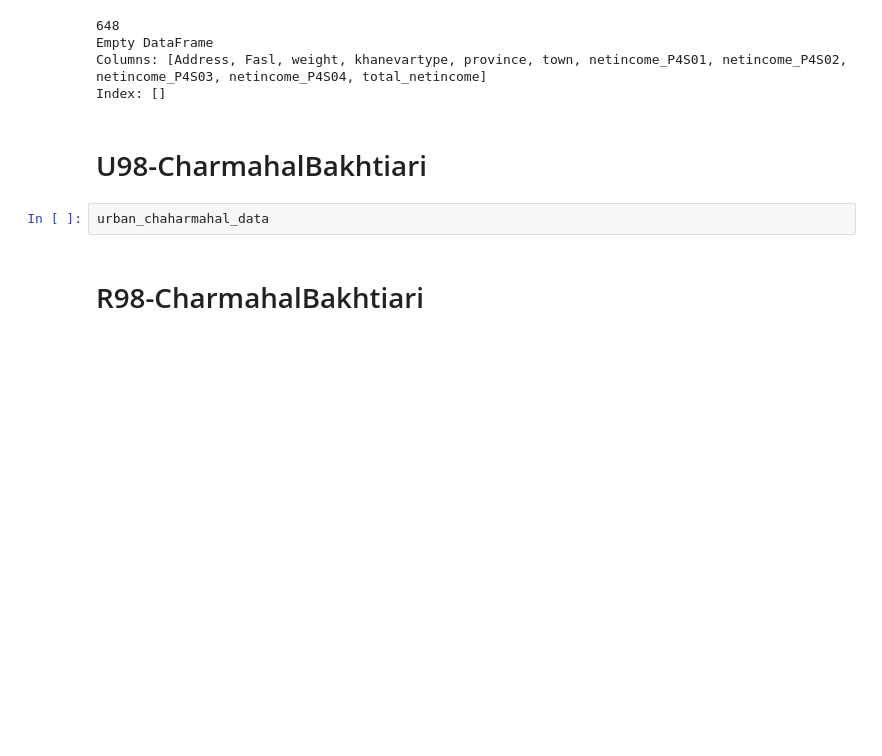
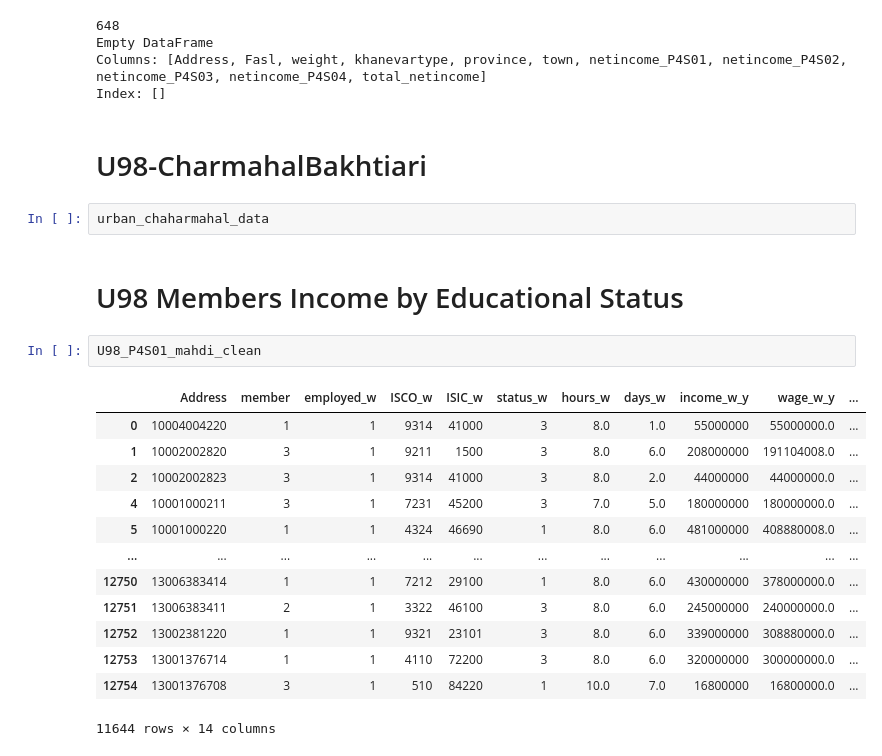
Before and after one commit to AmirmahdiGolahmar/Iranian_HEIS, a Jupyter notebook: data/Preprocessing.ipynb, the cells around one changed output. Cells and saved outputs as stored; diff of their text form; blank space fills up the shorter version.

Commit message:
feat: add memeber income function by educational status

```diff
--- a/data/Preprocessing.ipynb
+++ b/data/Preprocessing.ipynb
@@ -1169,5 +1181,21 @@ Index: []
 # U98-CharmahalBakhtiari
 # %%
 urban_chaharmahal_data
-# %% [markdown]
-# R98-CharmahalBakhtiari
+# %% [markdown]
+# U98 Members Income by Educational Status
+# %%
+U98_P4S01_mahdi_clean
+# %% [output]
+|  | Address | member | employed_w | ISCO_w | ISIC_w | status_w | hours_w | days_w | income_w_y | wage_w_y | ... |
+| 0 | 10004004220 | 1 | 1 | 9314 | 41000 | 3 | 8.0 | 1.0 | 55000000 | 55000000.0 | ... |
+| 1 | 10002002820 | 3 | 1 | 9211 | 1500 | 3 | 8.0 | 6.0 | 208000000 | 191104008.0 | ... |
+| 2 | 10002002823 | 3 | 1 | 9314 | 41000 | 3 | 8.0 | 2.0 | 44000000 | 44000000.0 | ... |
+| 4 | 10001000211 | 3 | 1 | 7231 | 45200 | 3 | 7.0 | 5.0 | 180000000 | 180000000.0 | ... |
+| 5 | 10001000220 | 1 | 1 | 4324 | 46690 | 1 | 8.0 | 6.0 | 481000000 | 408880008.0 | ... |
+| ... | ... | ... | ... | ... | ... | ... | ... | ... | ... | ... | ... |
+| 12750 | 13006383414 | 1 | 1 | 7212 | 29100 | 1 | 8.0 | 6.0 | 430000000 | 378000000.0 | ... |
+| 12751 | 13006383411 | 2 | 1 | 3322 | 46100 | 3 | 8.0 | 6.0 | 245000000 | 240000000.0 | ... |
+| 12752 | 13002381220 | 1 | 1 | 9321 | 23101 | 3 | 8.0 | 6.0 | 339000000 | 308880000.0 | ... |
+| 12753 | 13001376714 | 1 | 1 | 4110 | 72200 | 3 | 8.0 | 6.0 | 320000000 | 300000000.0 | ... |
+| 12754 | 13001376708 | 3 | 1 | 510 | 84220 | 1 | 10.0 | 7.0 | 16800000 | 16800000.0 | ... |
+11644 rows × 14 columns
```
Also changed, not shown: parts of 15 cells of this notebook, 1 other file.
